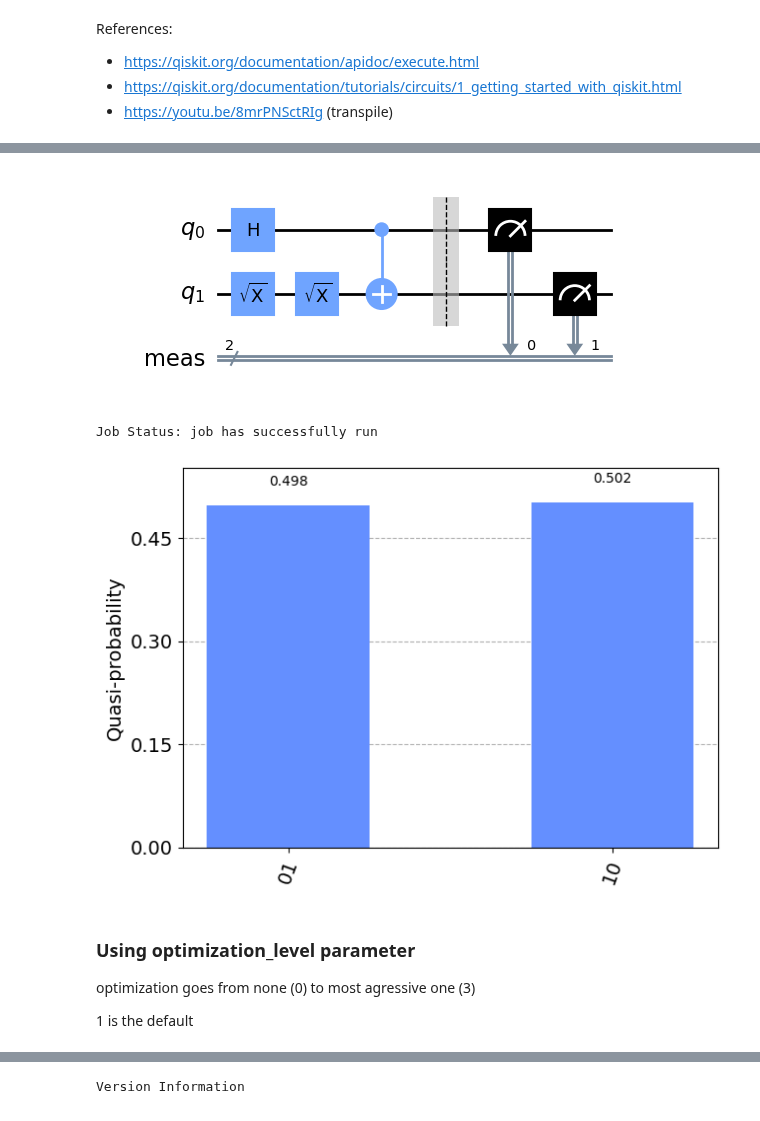
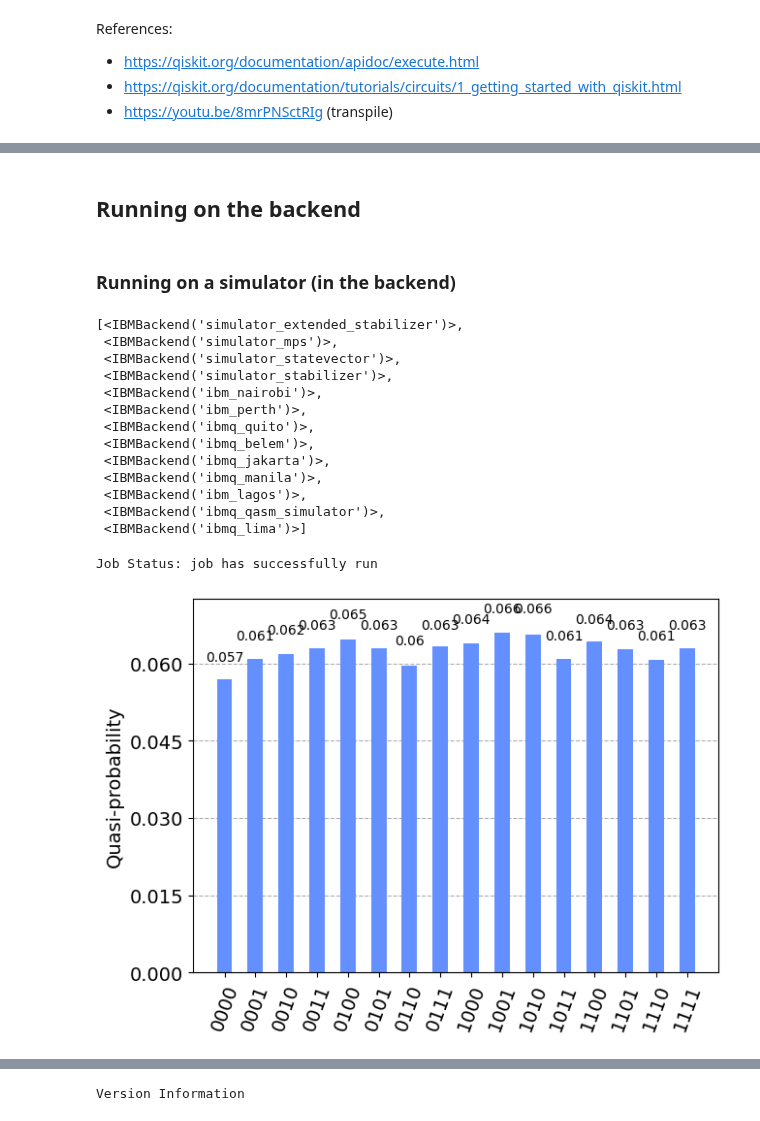
Before and after one commit to mrromaniuc/quantum-computing, a Jupyter notebook: QC_Executing_Quantum_Circuits.ipynb, the cells around one changed output, grey strips where cells are left out. Drawn from its saved outputs; the diff is of its cells as text; code cells hidden in the pictures.

```diff
--- a/QC_Executing_Quantum_Circuits.ipynb
+++ b/QC_Executing_Quantum_Circuits.ipynb
@@ -121,0 +50,8 @@ Job Status: job has successfully run
+# %%
+from qiskit import QuantumCircuit, QuantumRegister
+
+qr = QuantumRegister(4, 'qubit')
+qc = QuantumCircuit(qr)
+qc.h(qr)
+qc.measure_all()
+qc.draw()
@@ -122,30 +60,37 @@ Job Status: job has successfully run
+# %% [markdown]
+## Running on the backend
+# %% [markdown]
+### Running on a simulator (in the backend)
+# %%
+#Show the backends
+from qiskit_ibm_provider import IBMProvider
+
+provider = IBMProvider(instance="ibm-q/open/main")
+provider.backends()
+# %% [output]
+[<IBMBackend('simulator_extended_stabilizer')>,
+ <IBMBackend('simulator_mps')>,
+ <IBMBackend('simulator_statevector')>,
+ <IBMBackend('simulator_stabilizer')>,
+ <IBMBackend('ibm_nairobi')>,
+ <IBMBackend('ibm_perth')>,
+ <IBMBackend('ibmq_quito')>,
+ <IBMBackend('ibmq_belem')>,
+ <IBMBackend('ibmq_jakarta')>,
+ <IBMBackend('ibmq_manila')>,
+ <IBMBackend('ibm_lagos')>,
+ <IBMBackend('ibmq_qasm_simulator')>,
+ <IBMBackend('ibmq_lima')>]
 # %%
-from qiskit import QuantumCircuit, execute
+#Run on qasm simulator
 from qiskit.tools import job_monitor
 from qiskit.visualization import plot_distribution
 
-qc = QuantumCircuit(2)
-qc.h(0)
-qc.sx(1)
-qc.sx(1)
-qc.cnot(0, -1)
-qc.measure_all()
-
-display(qc.draw())
-
-provider = IBMProvider(instance="ibm-q/open/main")
-be = provider.get_backend("ibmq_qasm_simulator")
-job = execute(qc, be, basis_gates= ["cx", "id", "rz", "sx", "x"],shots=10000)
+backend = provider.get_backend("ibmq_qasm_simulator")
+job = backend.run(qc, shots=10000)
 job_monitor(job)
-
-c = job.result().get_counts()
-plot_distribution(c)
+counts = job.result().get_counts()
+plot_distribution(counts)
 # %% [output]
+Job Status: job has successfully run
-[figure, old version]
+[figure, new version]
-Job Status: job has successfully run
-[figure, removed]
-# %% [markdown]
-### Using optimization_level parameter
-optimization goes from none (0) to most agressive one (3)
-
-1 is the default
```
Also changed, not shown: parts of 14 cells of this notebook.
